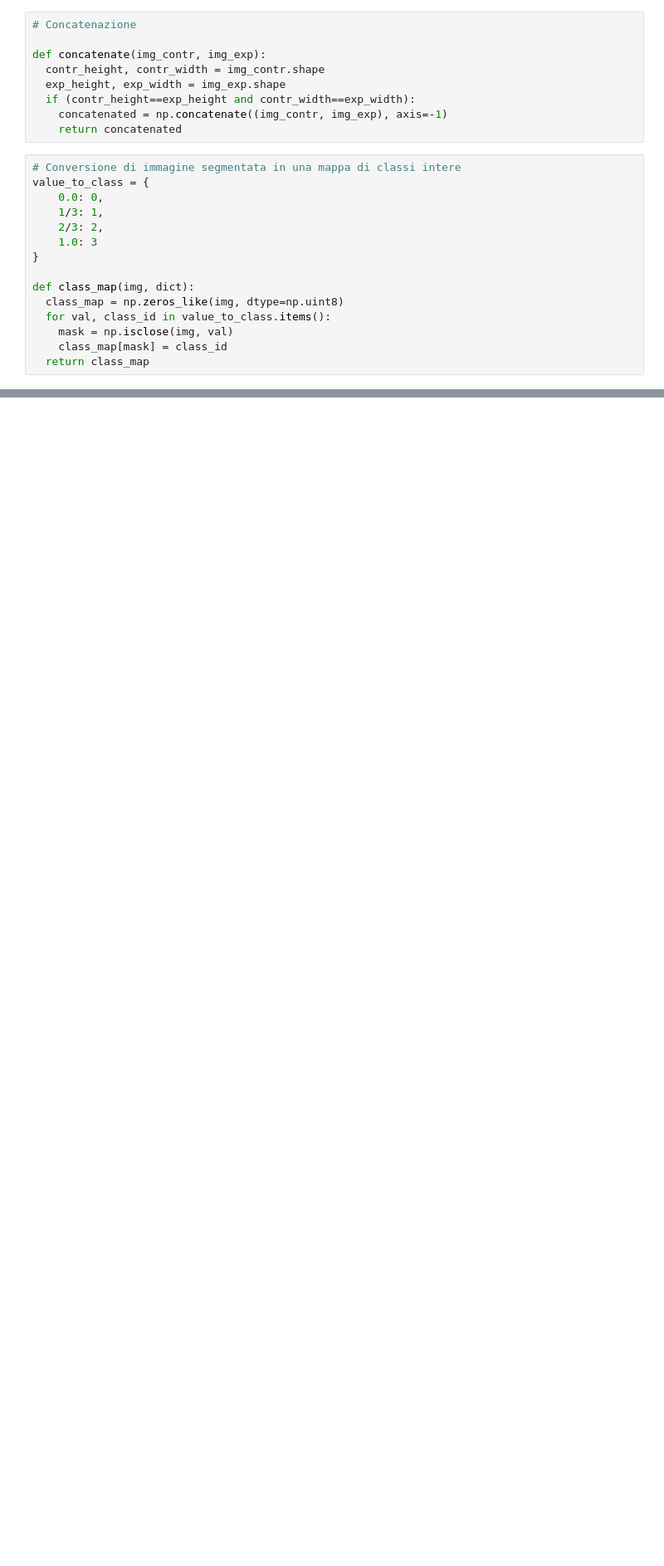
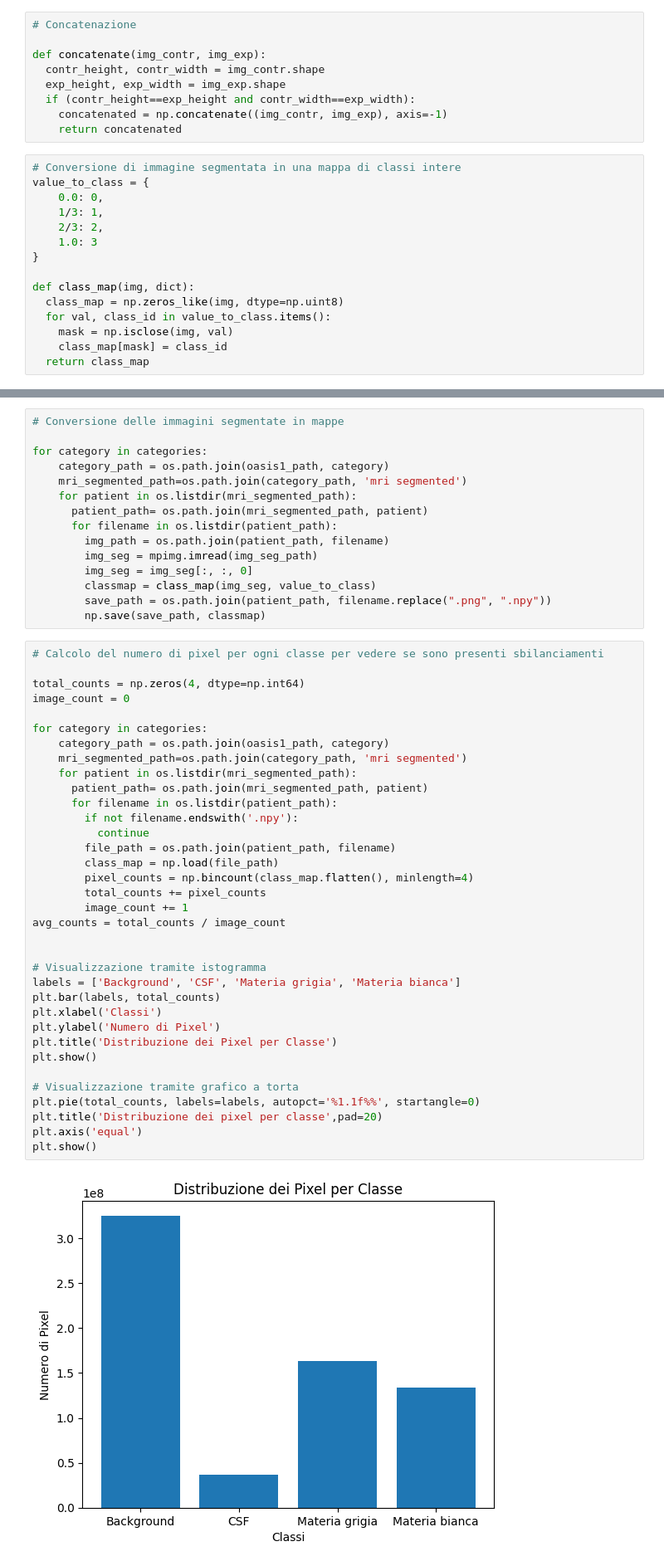
Before and after one commit to giuliasciortino/Alzheimer-Detection-Project, a Jupyter notebook: Alzheimer_detection_project.ipynb, the cells around one changed output, grey strips where cells are left out. Shown at 83% size. Saved outputs shown, nothing was run; the diff lists cells and outputs as text; blank space fills up the shorter version.

Commit message:
Conversione delle immagini segmentate in mappe di classi + calcolo del numero medio di pixel per classe

```diff
--- a/Alzheimer_detection_project.ipynb
+++ b/Alzheimer_detection_project.ipynb
@@ -779,0 +772,52 @@ plt.show()
+# %%
+# Conversione delle immagini segmentate in mappe
+
+for category in categories:
+    category_path = os.path.join(oasis1_path, category)
+    mri_segmented_path=os.path.join(category_path, 'mri segmented')
+    for patient in os.listdir(mri_segmented_path):
+      patient_path= os.path.join(mri_segmented_path, patient)
+      for filename in os.listdir(patient_path):
+        img_path = os.path.join(patient_path, filename)
+        img_seg = mpimg.imread(img_seg_path)
+        img_seg = img_seg[:, :, 0]
+        classmap = class_map(img_seg, value_to_class)
+        save_path = os.path.join(patient_path, filename.replace(".png", ".npy"))
+        np.save(save_path, classmap)
+# %%
+# Calcolo del numero di pixel per ogni classe per vedere se sono presenti sbilanciamenti
+
+total_counts = np.zeros(4, dtype=np.int64)
+image_count = 0
+
+for category in categories:
+    category_path = os.path.join(oasis1_path, category)
+    mri_segmented_path=os.path.join(category_path, 'mri segmented')
+    for patient in os.listdir(mri_segmented_path):
+      patient_path= os.path.join(mri_segmented_path, patient)
+      for filename in os.listdir(patient_path):
+        if not filename.endswith('.npy'):
+          continue
+        file_path = os.path.join(patient_path, filename)
+        class_map = np.load(file_path)
+        pixel_counts = np.bincount(class_map.flatten(), minlength=4)
+        total_counts += pixel_counts
+        image_count += 1
+avg_counts = total_counts / image_count
+
+
+# Visualizzazione tramite istogramma
+labels = ['Background', 'CSF', 'Materia grigia', 'Materia bianca']
+plt.bar(labels, total_counts)
+plt.xlabel('Classi')
+plt.ylabel('Numero di Pixel')
+plt.title('Distribuzione dei Pixel per Classe')
+plt.show()
+
+# Visualizzazione tramite grafico a torta
+plt.pie(total_counts, labels=labels, autopct='%1.1f%%', startangle=0)
+plt.title('Distribuzione dei pixel per classe',pad=20)
+plt.axis('equal')
+plt.show()
+# %% [output]
+[figure, added]
```
Also changed, not shown: parts of 10 cells of this notebook.
